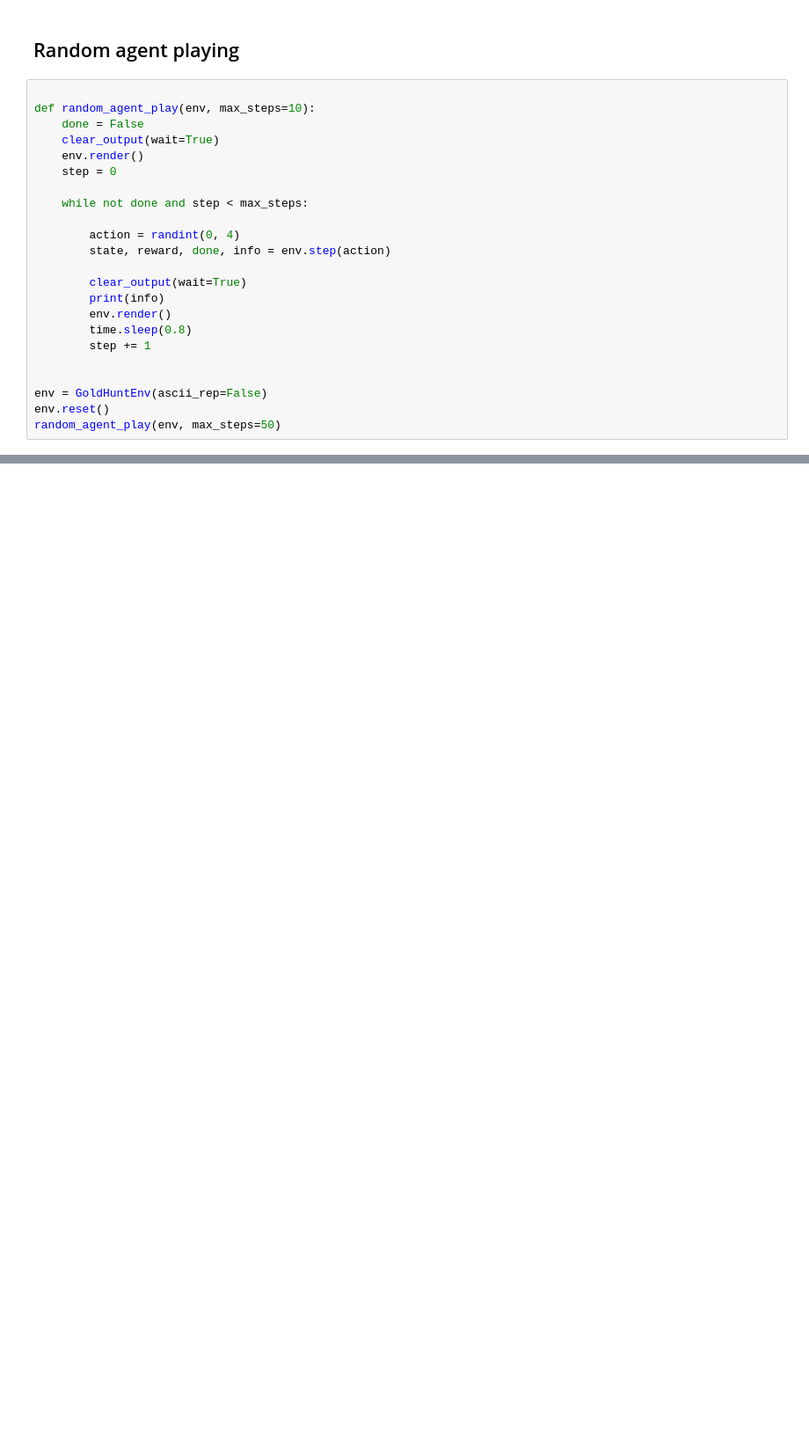
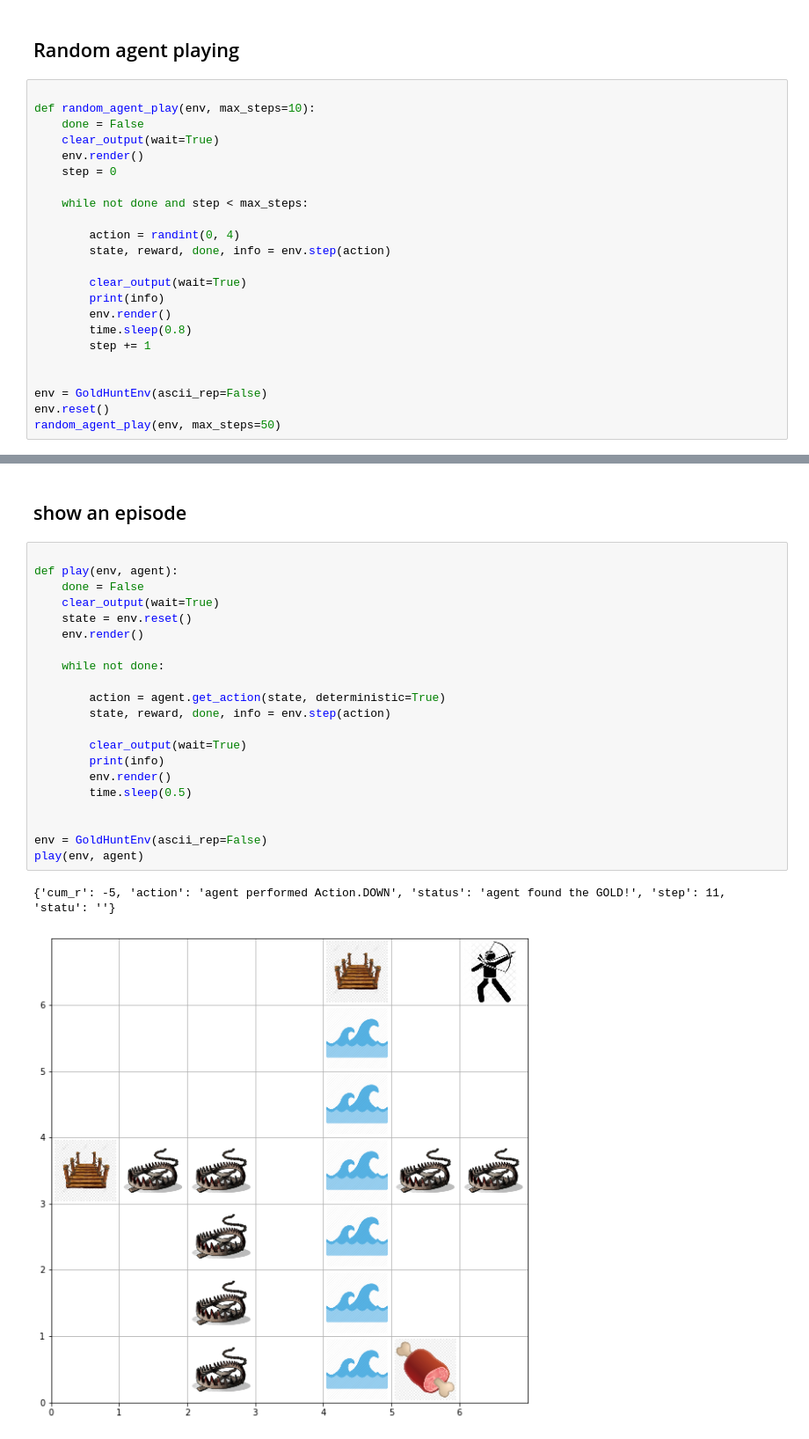
Before and after one commit to navidmdn/rl_fall2021, a Jupyter notebook: assignment1.ipynb, the cells around one changed output, grey strips where cells are left out. Shown at 88% size. Drawn from its saved outputs; the diff is of its cells as text; blank space fills up the shorter version.

```diff
--- a/assignment1.ipynb
+++ b/assignment1.ipynb
@@ -409,0 +634,26 @@ random_agent_play(env, max_steps=50)
+# %% [markdown]
+## show an episode
+# %%
+
+def play(env, agent):
+    done = False
+    clear_output(wait=True)
+    state = env.reset()
+    env.render()
+
+    while not done:
+
+        action = agent.get_action(state, deterministic=True)
+        state, reward, done, info = env.step(action)
+
+        clear_output(wait=True)
+        print(info)
+        env.render()
+        time.sleep(0.5)
+
+
+env = GoldHuntEnv(ascii_rep=False)
+play(env, agent)
+# %% [output]
+{'cum_r': -5, 'action': 'agent performed Action.DOWN', 'status': 'agent found the GOLD!', 'step': 11, 'statu': ''}
+[figure, added]
```
Also changed, not shown: parts of 6 cells of this notebook, 1 other file.
